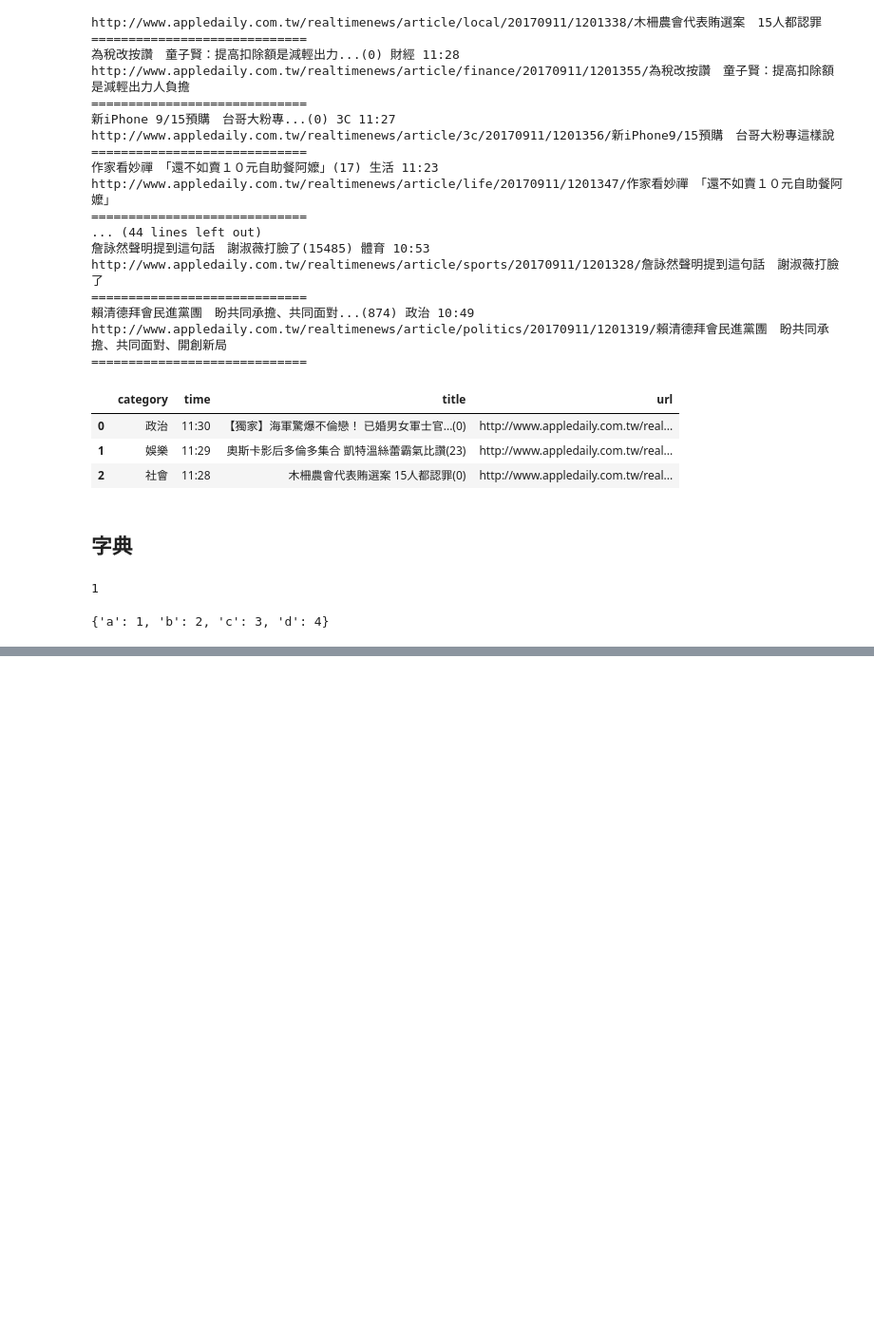
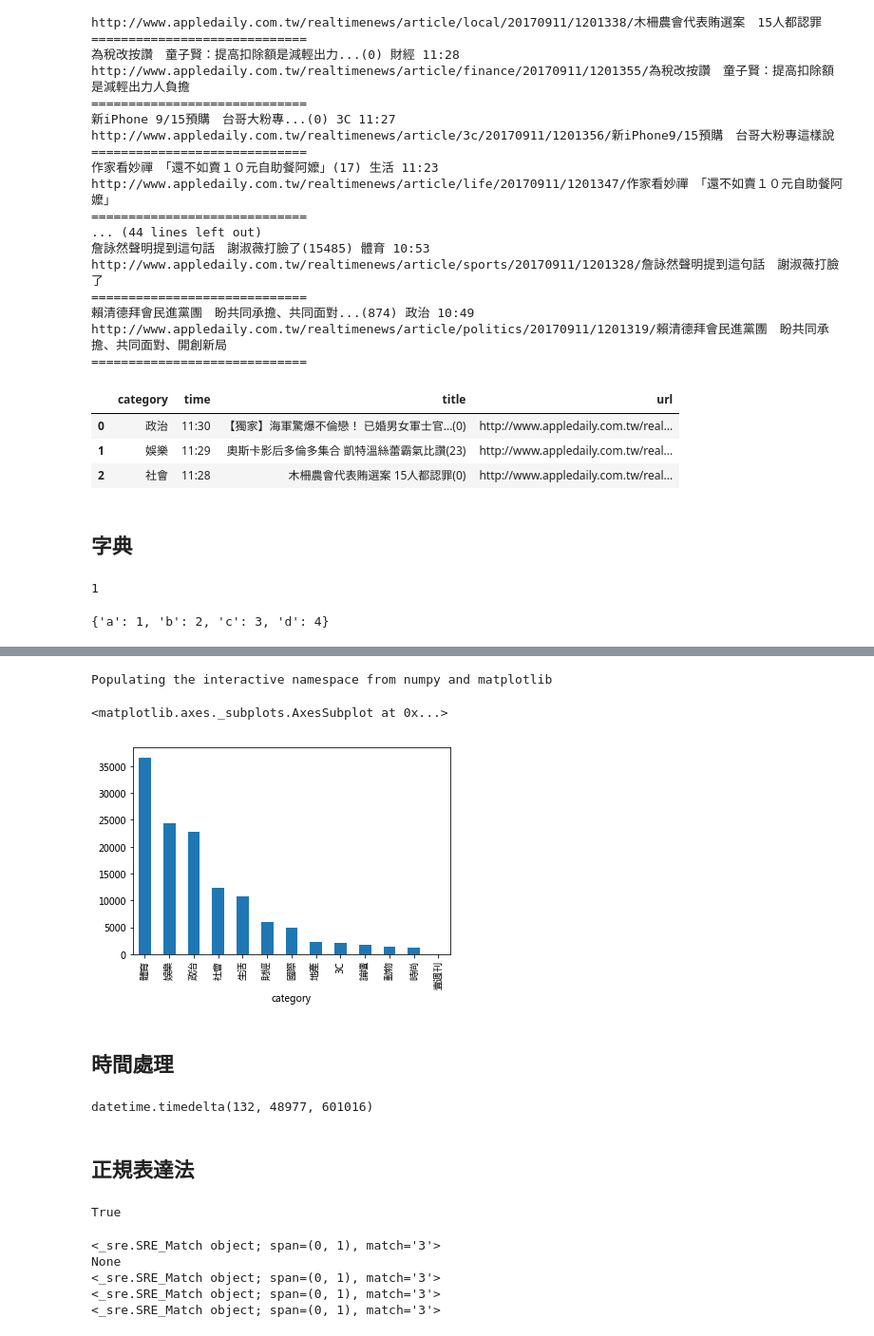
Before and after one commit to ywchiu/itritm, a Jupyter notebook: Demo20170911.ipynb, the cells around one changed output, grey strips where cells are left out. Shown at 95% size. Cells and saved outputs as stored; diff of their text form; code cells hidden in the pictures; blank space fills up the shorter version.

```diff
--- a/Demo20170911.ipynb
+++ b/Demo20170911.ipynb
@@ -176,0 +337,3 @@ dic
+# %%
+import pandas
+newsdf = pandas.read_excel('news.xlsx')
@@ -176,0 +372,55 @@ dic
+# %%
+%pylab inline
+stat = newsdf.groupby('category')['clicked'].mean().sort_values(ascending = False)
+stat.plot(kind = 'bar')
+# %% [output]
+Populating the interactive namespace from numpy and matplotlib
+<matplotlib.axes._subplots.AxesSubplot at 0x...>
+[figure, added]
+# %% [markdown]
+## 時間處理
+# %%
+from datetime import datetime
+
+# 知道現在時間
+datetime.now()
+
+#時間變字串 - strftime
+datetime.now().strftime('%Y-%m-%d')
+
+#字串變時間 - strptime
+a = '2017-05-02'
+datetime.strptime(a, '%Y-%m-%d')
+
+# 比較時間
+datetime.now() - datetime.strptime(a, '%Y-%m-%d')
+# %% [output]
+datetime.timedelta(132, 48977, 601016)
+# %% [markdown]
+## 正規表達法
+# %%
+a = '0912345653'
+a == '0912345653'
+# %% [output]
+True
+# %%
+a = '3'
+
+import re
+print(re.match('3',a))
+print(re.match('5',a))
+
+# [] match any word in []
+print(re.match('[0123456789]',a))
+
+# - continuation : [0123456789] => [0-9]
+print(re.match('[0-9]',a))
+
+# \d match digit : [0-9] => \d
+print(re.match('\d',a))
+# %% [output]
+<_sre.SRE_Match object; span=(0, 1), match='3'>
+None
+<_sre.SRE_Match object; span=(0, 1), match='3'>
+<_sre.SRE_Match object; span=(0, 1), match='3'>
+<_sre.SRE_Match object; span=(0, 1), match='3'>
```
Also changed, not shown: parts of 23 cells of this notebook.
